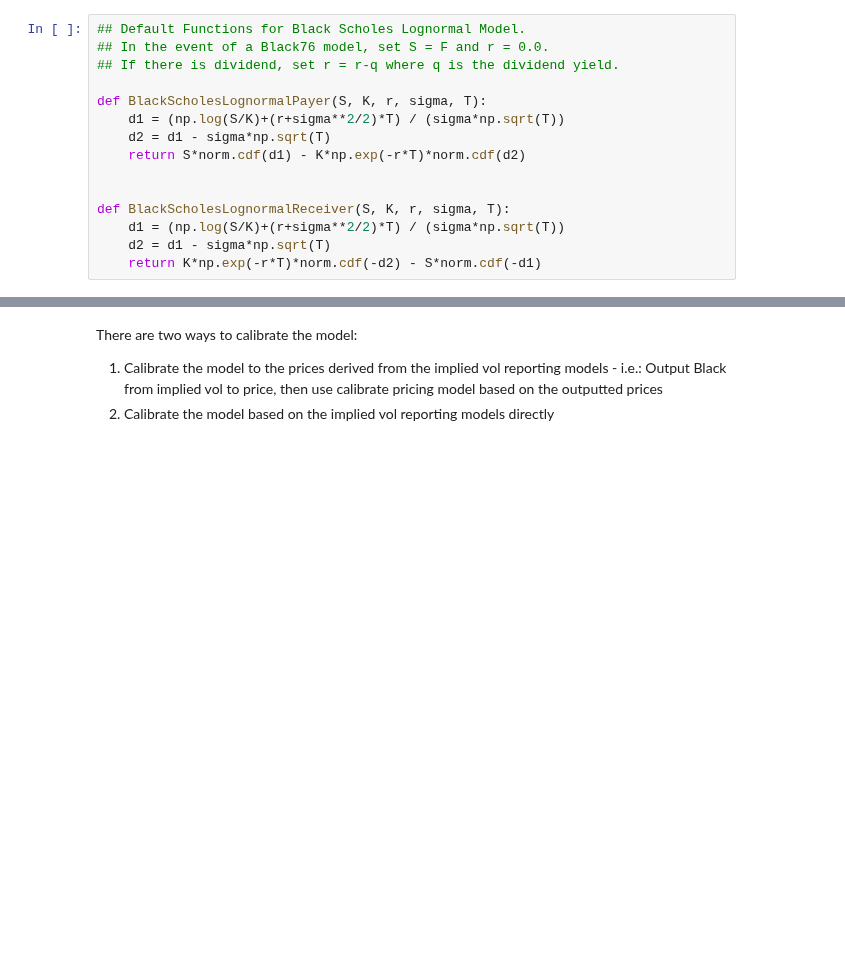
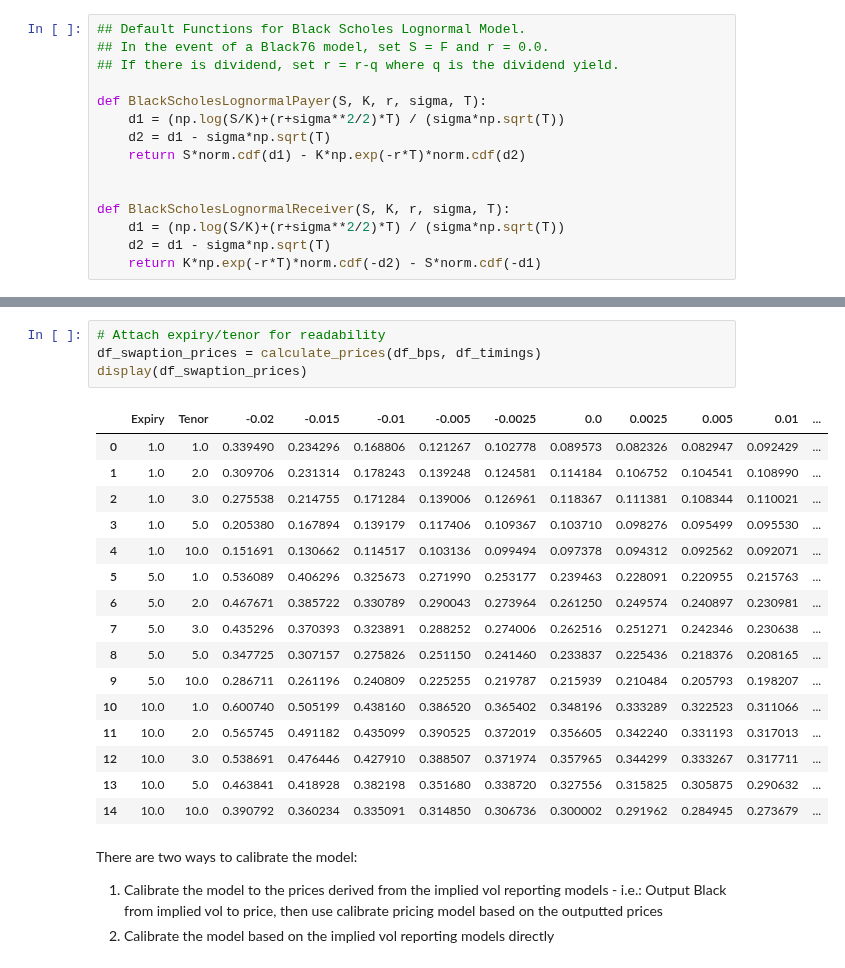
Before and after one commit to Gregtwl/QF605_Assignment, a Jupyter notebook: Answer_Deck_Part2.ipynb, the cells around one changed output, grey strips where cells are left out. Drawn from its saved outputs; the diff is of its cells as text; blank space fills up the shorter version.

```diff
--- a/Answer_Deck_Part2.ipynb
+++ b/Answer_Deck_Part2.ipynb
@@ -170,3 +152,24 @@ display(df_receiver_swaption_prices)
+# %%
+# Attach expiry/tenor for readability
+df_swaption_prices = calculate_prices(df_bps, df_timings)
+display(df_swaption_prices)
+# %% [output]
+|  | Expiry | Tenor | -0.02 | -0.015 | -0.01 | -0.005 | -0.0025 | 0.0 | 0.0025 | 0.005 | 0.01 | ... |
+| 0 | 1.0 | 1.0 | 0.339490 | 0.234296 | 0.168806 | 0.121267 | 0.102778 | 0.089573 | 0.082326 | 0.082947 | 0.092429 | ... |
+| 1 | 1.0 | 2.0 | 0.309706 | 0.231314 | 0.178243 | 0.139248 | 0.124581 | 0.114184 | 0.106752 | 0.104541 | 0.108990 | ... |
+| 2 | 1.0 | 3.0 | 0.275538 | 0.214755 | 0.171284 | 0.139006 | 0.126961 | 0.118367 | 0.111381 | 0.108344 | 0.110021 | ... |
+| 3 | 1.0 | 5.0 | 0.205380 | 0.167894 | 0.139179 | 0.117406 | 0.109367 | 0.103710 | 0.098276 | 0.095499 | 0.095530 | ... |
+| 4 | 1.0 | 10.0 | 0.151691 | 0.130662 | 0.114517 | 0.103136 | 0.099494 | 0.097378 | 0.094312 | 0.092562 | 0.092071 | ... |
+| 5 | 5.0 | 1.0 | 0.536089 | 0.406296 | 0.325673 | 0.271990 | 0.253177 | 0.239463 | 0.228091 | 0.220955 | 0.215763 | ... |
+| 6 | 5.0 | 2.0 | 0.467671 | 0.385722 | 0.330789 | 0.290043 | 0.273964 | 0.261250 | 0.249574 | 0.240897 | 0.230981 | ... |
+| 7 | 5.0 | 3.0 | 0.435296 | 0.370393 | 0.323891 | 0.288252 | 0.274006 | 0.262516 | 0.251271 | 0.242346 | 0.230638 | ... |
+| 8 | 5.0 | 5.0 | 0.347725 | 0.307157 | 0.275826 | 0.251150 | 0.241460 | 0.233837 | 0.225436 | 0.218376 | 0.208165 | ... |
+| 9 | 5.0 | 10.0 | 0.286711 | 0.261196 | 0.240809 | 0.225255 | 0.219787 | 0.215939 | 0.210484 | 0.205793 | 0.198207 | ... |
+| 10 | 10.0 | 1.0 | 0.600740 | 0.505199 | 0.438160 | 0.386520 | 0.365402 | 0.348196 | 0.333289 | 0.322523 | 0.311066 | ... |
+| 11 | 10.0 | 2.0 | 0.565745 | 0.491182 | 0.435099 | 0.390525 | 0.372019 | 0.356605 | 0.342240 | 0.331193 | 0.317013 | ... |
+| 12 | 10.0 | 3.0 | 0.538691 | 0.476446 | 0.427910 | 0.388507 | 0.371974 | 0.357965 | 0.344299 | 0.333267 | 0.317711 | ... |
+| 13 | 10.0 | 5.0 | 0.463841 | 0.418928 | 0.382198 | 0.351680 | 0.338720 | 0.327556 | 0.315825 | 0.305875 | 0.290632 | ... |
+| 14 | 10.0 | 10.0 | 0.390792 | 0.360234 | 0.335091 | 0.314850 | 0.306736 | 0.300002 | 0.291962 | 0.284945 | 0.273679 | ... |
 # %% [markdown]
 There are two ways to calibrate the model:
 
```
Also changed, not shown: parts of 7 cells of this notebook.
